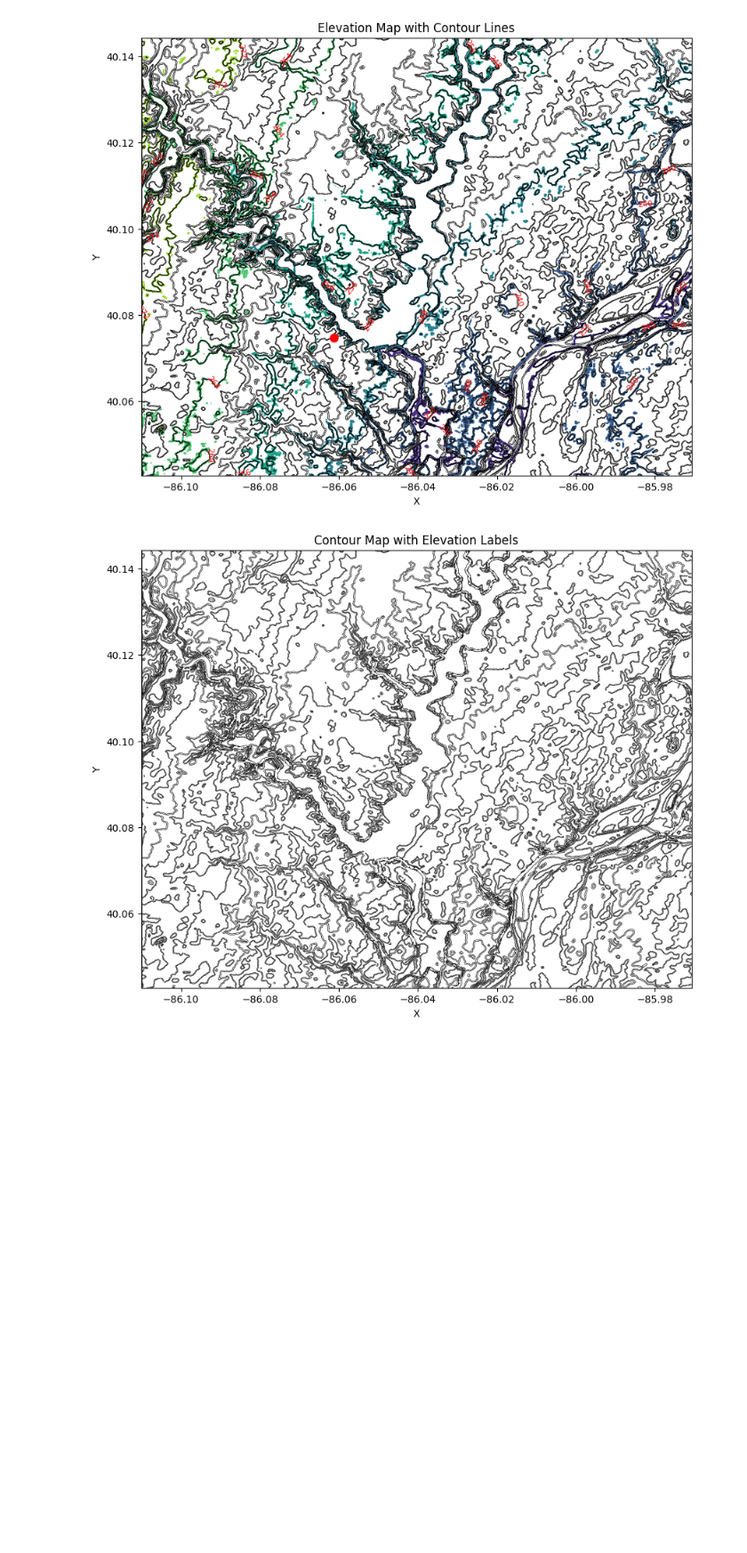
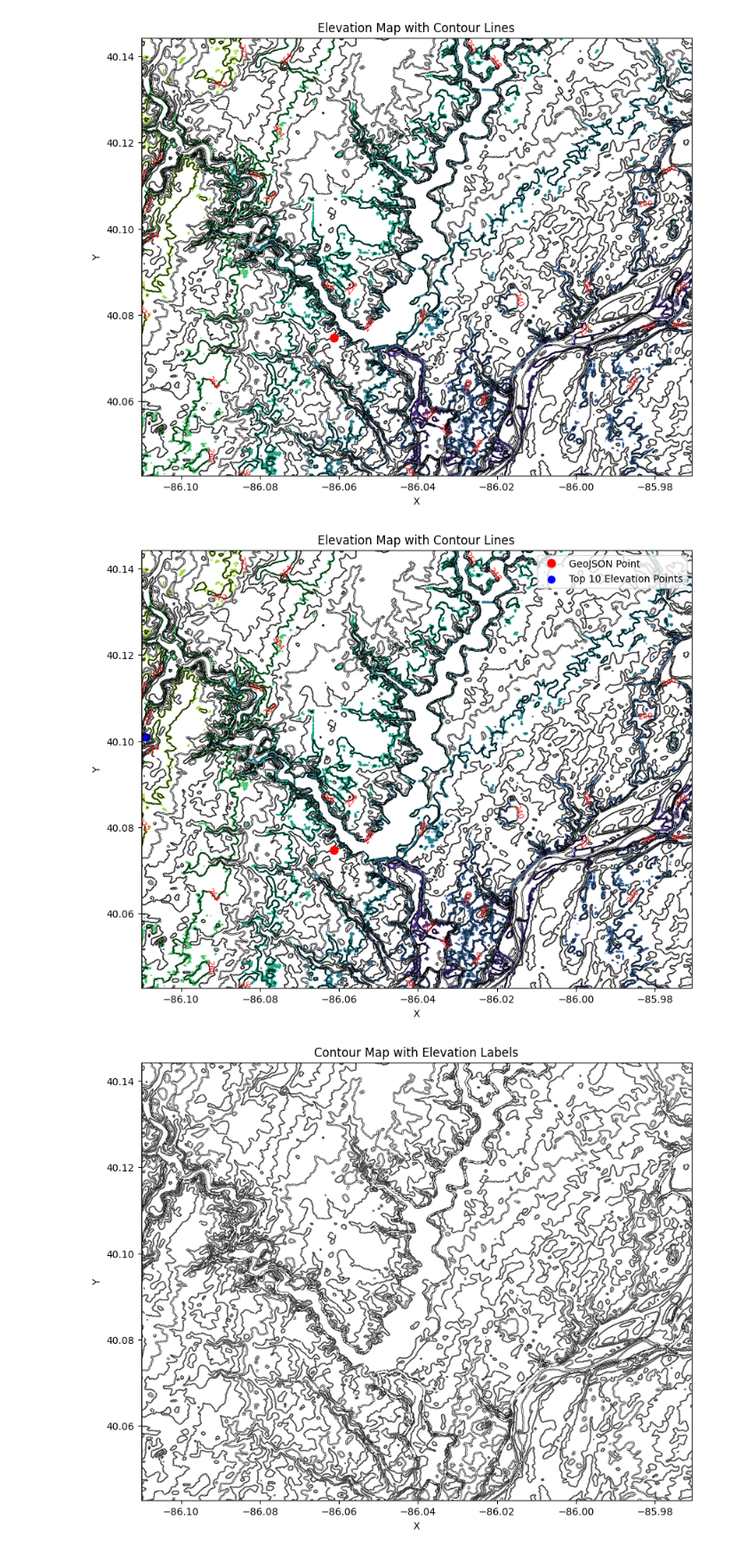
Before and after one commit to jaytonde/civil_app, a Jupyter notebook: get-map.ipynb, the cells around one changed output. Shown at 89% size. Saved outputs shown, nothing was run; the diff lists cells and outputs as text; code cells hidden in the pictures; blank space fills up the shorter version.

```diff
--- a/get-map.ipynb
+++ b/get-map.ipynb
@@ -287,6 +281,68 @@ plt.ylabel('Y')
 plt.show()
 # %% [output]
 [figure]
+# %%
+import matplotlib.pyplot as plt
+import numpy as np
+
+# Elevation range analysis
+min_contour = np.nanmin(contour_clean)
+max_contour = np.nanmax(contour_clean)
+
+# Create more levels for the filled contours
+num_levels = 50  # Increase this for smoother elevation visualization
+levels_filled = np.linspace(min_contour, max_contour, num_levels)
+
+# Keep original contour lines interval
+contour_interval = 25  # meters
+levels_lines = np.arange(
+    np.floor(min_contour/contour_interval)*contour_interval,
+    np.ceil(max_contour/contour_interval)*contour_interval,
+    contour_interval
+)
+
+# Create the figure and axis
+fig, ax = plt.subplots(figsize=(10, 8))
+
+# Plot filled contours (elevation)
+cf = plt.contour(X_elevation, Y_elevation, elevation_clean)
+
+# Plot contour lines on top
+cs = plt.contour(X_contour, Y_contour, contour_clean,
+                 levels=levels_lines,
+                 colors='black',
+                 linewidths=0.5)
+
+# Add contour labels if desired
+plt.clabel(cf, inline=True, fontsize=8, fmt='%1.0f', colors='red')
+
+# Plot GeoJSON point as already provided
+plt.plot(point[0], point[1], 'ro', markersize=8, label='GeoJSON Point')
+
+# --- Add code for top 10 highest elevation points ---
+
+# Flatten the elevation array and get the indices of the top 10 highest points
+flat_elevation = elevation_clean.flatten()
+indices = np.argsort(flat_elevation)[-10:]
+highest_points = np.array(np.unravel_index(indices, elevation_clean.shape)).T
+
+# Extract the corresponding X, Y coordinates using the indices from highest_points
+top10_x = X_elevation[highest_points[:, 0], highest_points[:, 1]]
+top10_y = Y_elevation[highest_points[:, 0], highest_points[:, 1]]
+
+# Plot the top 10 highest elevation points in green
+plt.scatter(top10_x, top10_y, color='blue', s=50, label='Top 10 Elevation Points')
+
+# --- End of added code ---
+
+plt.title('Elevation Map with Contour Lines')
+plt.xlabel('X')
+plt.ylabel('Y')
+plt.legend()
+
+plt.show()
+# %% [output]
+[figure, added]
 # %%
 import matplotlib.pyplot as plt
 import numpy as np
```
Also changed, not shown: parts of 1 cell of this notebook.
